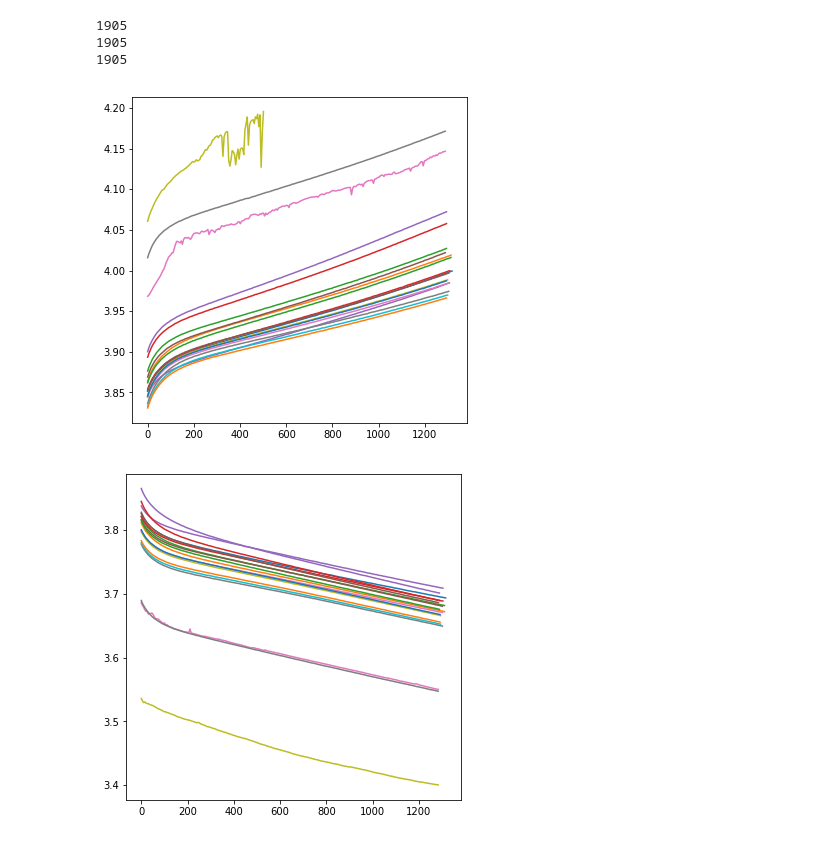
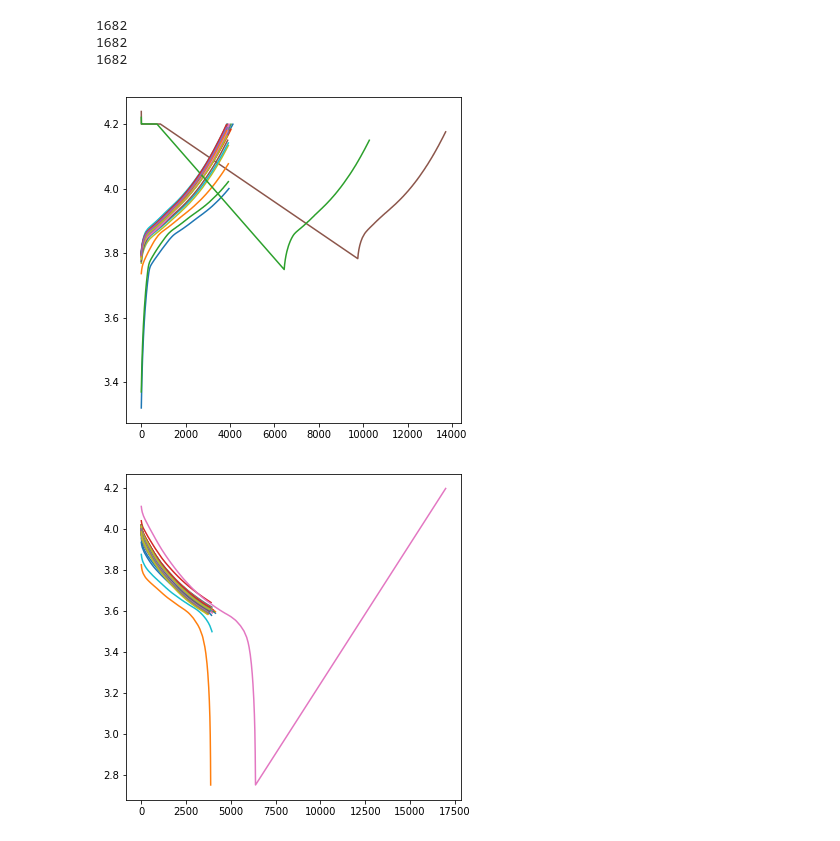
Before and after one commit to vwhu/pulolb, a Jupyter notebook: PULOLB/data_cleaning_notebook.ipynb, the cells around one changed output. Drawn from its saved outputs; the diff is of its cells as text; code cells hidden in the pictures.

```diff
--- a/PULOLB/data_cleaning_notebook.ipynb
+++ b/PULOLB/data_cleaning_notebook.ipynb
@@ -69,7 +69,7 @@ def load_matlab_data(filename):
 
     return data_dict
 # %%
-def initialize_datasets(filename, df):
+def initialize_datasets(filename):
     """this function takes in a dataframe generated from the Matlab files. For the partial discharge curves and
     initializes the data so that cycle 1 corresponds to the beginning of the partial cycling experiments, and
     not to full charge/discharge data."""
@@ -120,7 +120,7 @@ def single_pd_matlab_data(filename):
         else:
             data = i
 
-    count, idx, time_sum, datetime_sum, step_sum, cycle_sum, current_sum, voltage_sum, charge_ah_sum, discharge_ah_sum = initialize_datasets(filename, df)
+    count, idx, time_sum, datetime_sum, step_sum, cycle_sum, current_sum, voltage_sum, charge_ah_sum, discharge_ah_sum = initialize_datasets(filename)
     start_ind = idx + 1
     #time_sum = df['#subsystem#'][0][0][0][2][0][0].flatten()
     #datetime_sum = df['#subsystem#'][0][0][0][2][0][1].flatten()
@@ -142,7 +142,7 @@ def single_pd_matlab_data(filename):
             name = name.split(' ')
             number = float(name[0])
             cycle_sum = np.append(cycle_sum, (cycle_sum[-1] + number))
-        elif len(length_test) < 3100:
+        elif len(length_test) < 3500:
             count = count + 7
         else:
             time_idx = (df['#subsystem#'][0][0][0][count][0][0].flatten()) + time_sum[-1]
@@ -174,6 +174,9 @@ def single_pd_matlab_data(filename):
             voltage_idx = df['#subsystem#'][0][0][0][count][0][5].flatten()
             voltage_sum = np.concatenate((voltage_sum, voltage_idx), axis = 0)
 
+            #if voltage_sum.any(abs(voltage_sum - np.mean(voltage_sum)) > 2 * np.std(voltage_sum)):
+            #    pass
+
             charge_ah_idx = df['#subsystem#'][0][0][0][count][0][6].flatten()
             charge_ah_sum = np.concatenate((charge_ah_sum, charge_ah_idx), axis = 0)
 
@@ -270,7 +252,7 @@ def sort_charge_discharge(cycle_dict):
     print (len(discharge_dict.keys()))
     return charge_dict, discharge_dict
 # %%
-p = sort_by_cycle('converted_PL04.mat')
+p = sort_by_cycle('converted_PL23.mat')
 # %%
 #charge_dict[idx] = cycle_dict[idx].loc[cycle_dict[idx]['current_amp'] > 0]
 if charge_pred.shape[0] < 3100:
@@ -285,28 +267,28 @@ else:
 discharge_dict[idx] = disc_pred
 discharge_dict[idx] = discharge_dict[idx].drop(discharge_dict[idx].head(1).index)
 # %%
-PL11_charge, PL11_discharge = sort_charge_discharge(p)
+charge, discharge = sort_charge_discharge(p)
 # %% [output]
-1905
-1905
-1905
+1682
+1682
+1682
 # %%
 plt.figure(figsize = (6, 6))
-for i in range(25,900,36):
-    if i in PL11_charge.keys():
-        plt.plot((PL11_charge[i]['time']-PL11_charge[i]['time'].iloc[0]), PL11_charge[i]['voltage'])
+for i in range(25, 900, 36):
+    if i in charge.keys():
+        plt.plot((charge[i]['time']-charge[i]['time'].iloc[0]), charge[i]['voltage'])
     else:
         pass
 plt.show()
 # %% [output]
-[figure, old version]
+[figure, new version]
 # %%
 plt.figure(figsize = (6, 6))
-for i in range(25,900,36):
-    if i in PL11_discharge.keys():
-        plt.plot((PL11_discharge[i]['time']-PL11_discharge[i]['time'].iloc[0]), PL11_discharge[i]['voltage'])
+for i in range(5, len(discharge.keys()), 41):
+    if i in discharge.keys():
+        plt.plot((discharge[i]['time']-discharge[i]['time'].iloc[0]), discharge[i]['voltage'])
     else:
         pass
 plt.show()
 # %% [output]
-[figure, old version]
+[figure, new version]
```
Also changed, not shown: parts of 2 cells of this notebook.
